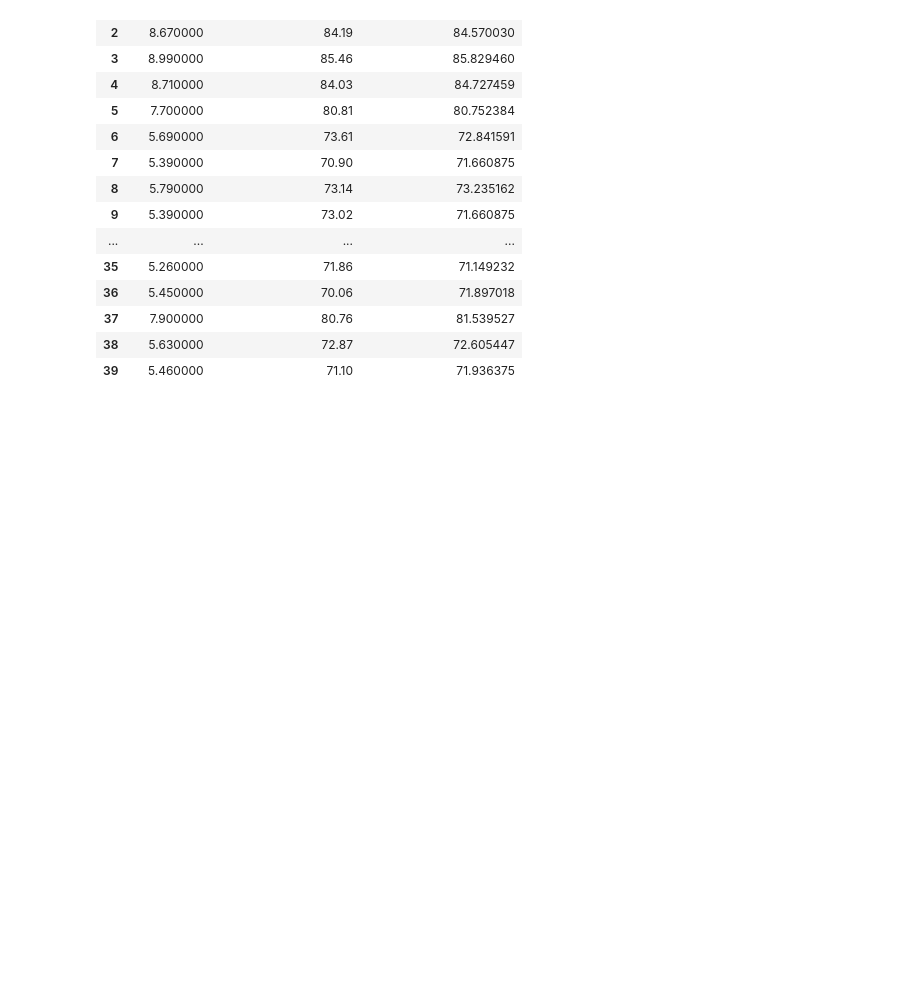
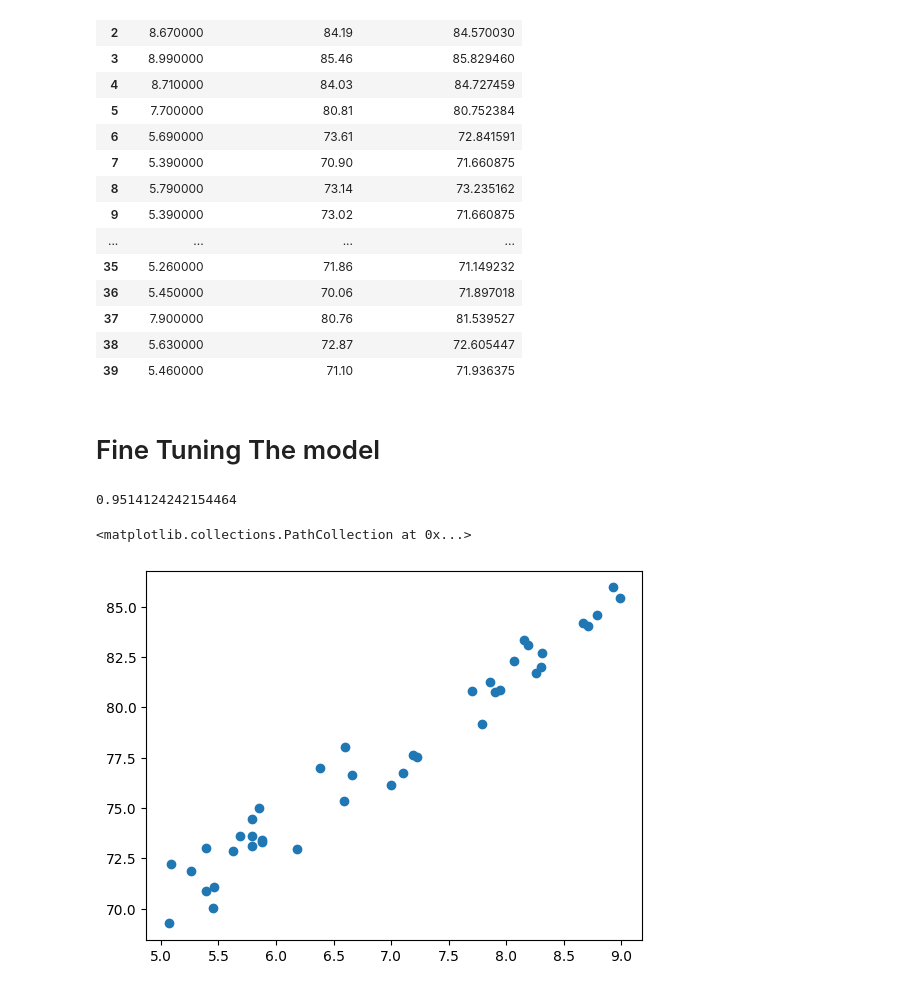
Before and after one commit to Derrick-Mulati/Student-Marks-Prediction, a Jupyter notebook: main.ipynb, the cells around one changed output. Saved outputs shown, nothing was run; the diff lists cells and outputs as text; code cells hidden in the pictures; blank space fills up the shorter version.

```diff
--- a/main.ipynb
+++ b/main.ipynb
@@ -170,3 +170,14 @@ pd.DataFrame(np.c_[X_test,Y_test,y_pred], columns=["study_hours","student_marks_
 | 37 | 7.900000 | 80.76 | 81.539527 |
 | 38 | 5.630000 | 72.87 | 72.605447 |
 | 39 | 5.460000 | 71.10 | 71.936375 |
+# %% [markdown]
+# Fine Tuning The model
+# %%
+lr.score(X_test,Y_test) # so our model is giving the accuracy of 95.14%
+# %% [output]
+0.9514124242154464
+# %%
+plt.scatter(X_test,Y_test)
+# %% [output]
+<matplotlib.collections.PathCollection at 0x...>
+[figure, added]
```
Also changed, not shown: parts of 1 cell of this notebook.
